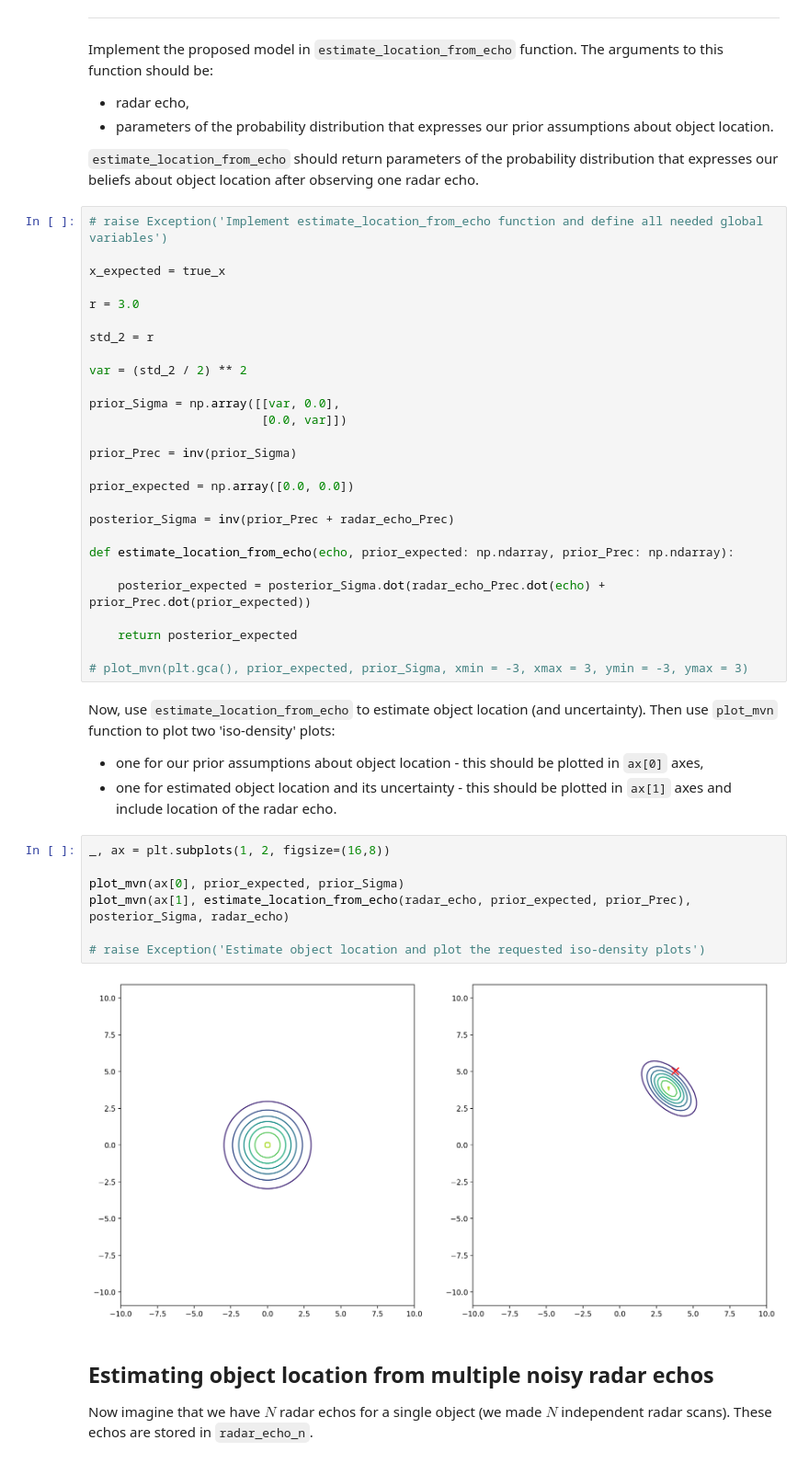
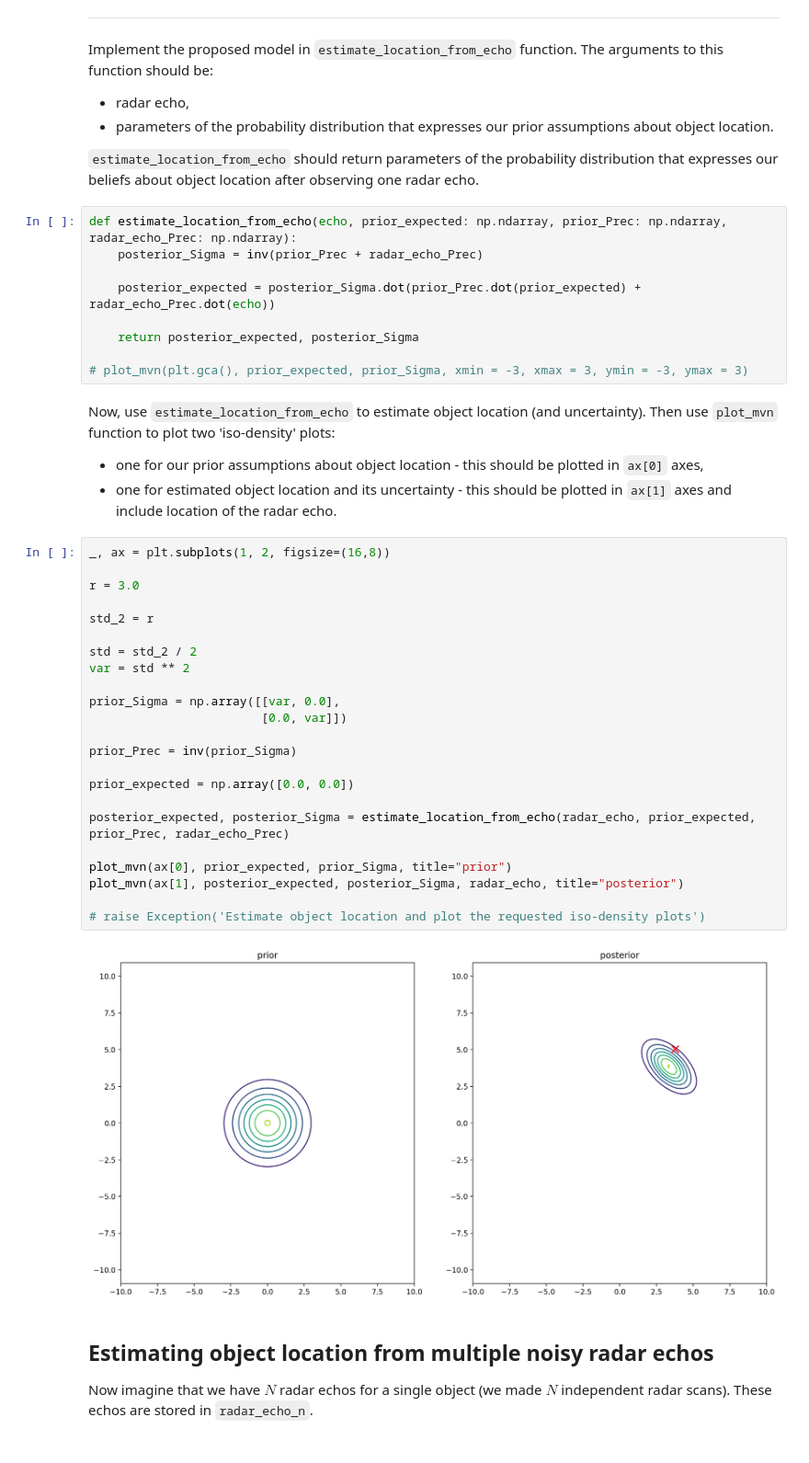
Before and after one commit to WSm-77/elements_of_statistical_machine_learning, a Jupyter notebook: lab2/lab2.ipynb, the cells around one changed output. Shown at 92% size. Saved outputs shown, nothing was run; the diff lists cells and outputs as text.

```diff
--- a/lab2/lab2.ipynb
+++ b/lab2/lab2.ipynb
@@ -95,30 +91,12 @@ Implement the proposed model in `estimate_location_from_echo` function. The argu
 
 `estimate_location_from_echo` should return parameters of the probability distribution that expresses our beliefs about object location after observing one radar echo.
 # %%
-# raise Exception('Implement estimate_location_from_echo function and define all needed global variables')
+def estimate_location_from_echo(echo, prior_expected: np.ndarray, prior_Prec: np.ndarray, radar_echo_Prec: np.ndarray):
+    posterior_Sigma = inv(prior_Prec + radar_echo_Prec)
 
-x_expected = true_x
+    posterior_expected = posterior_Sigma.dot(prior_Prec.dot(prior_expected) + radar_echo_Prec.dot(echo))
 
-r = 3.0
-
-std_2 = r
-
-var = (std_2 / 2) ** 2
-
-prior_Sigma = np.array([[var, 0.0],
-                        [0.0, var]])
-
-prior_Prec = inv(prior_Sigma)
-
-prior_expected = np.array([0.0, 0.0])
-
-posterior_Sigma = inv(prior_Prec + radar_echo_Prec)
-
-def estimate_location_from_echo(echo, prior_expected: np.ndarray, prior_Prec: np.ndarray):
-
-    posterior_expected = posterior_Sigma.dot(radar_echo_Prec.dot(echo) + prior_Prec.dot(prior_expected))
-
-    return posterior_expected
+    return posterior_expected, posterior_Sigma
 
 # plot_mvn(plt.gca(), prior_expected, prior_Sigma, xmin = -3, xmax = 3, ymin = -3, ymax = 3)
 # %% [markdown]
@@ -128,12 +106,28 @@ Now, use `estimate_location_from_echo` to estimate object location (and uncertai
 # %%
 _, ax = plt.subplots(1, 2, figsize=(16,8))
 
-plot_mvn(ax[0], prior_expected, prior_Sigma)
-plot_mvn(ax[1], estimate_location_from_echo(radar_echo, prior_expected, prior_Prec), posterior_Sigma, radar_echo)
+r = 3.0
+
+std_2 = r
+
+std = std_2 / 2
+var = std ** 2
+
+prior_Sigma = np.array([[var, 0.0],
+                        [0.0, var]])
+
+prior_Prec = inv(prior_Sigma)
+
+prior_expected = np.array([0.0, 0.0])
+
+posterior_expected, posterior_Sigma = estimate_location_from_echo(radar_echo, prior_expected, prior_Prec, radar_echo_Prec)
+
+plot_mvn(ax[0], prior_expected, prior_Sigma, title="prior")
+plot_mvn(ax[1], posterior_expected, posterior_Sigma, radar_echo, title="posterior")
 
 # raise Exception('Estimate object location and plot the requested iso-density plots')
 # %% [output]
-[figure, old version]
+[figure, new version]
 # %% [markdown]
 ## Estimating object location from multiple noisy radar echos
 
```
Also changed, not shown: parts of 10 cells of this notebook, 1 other file.
